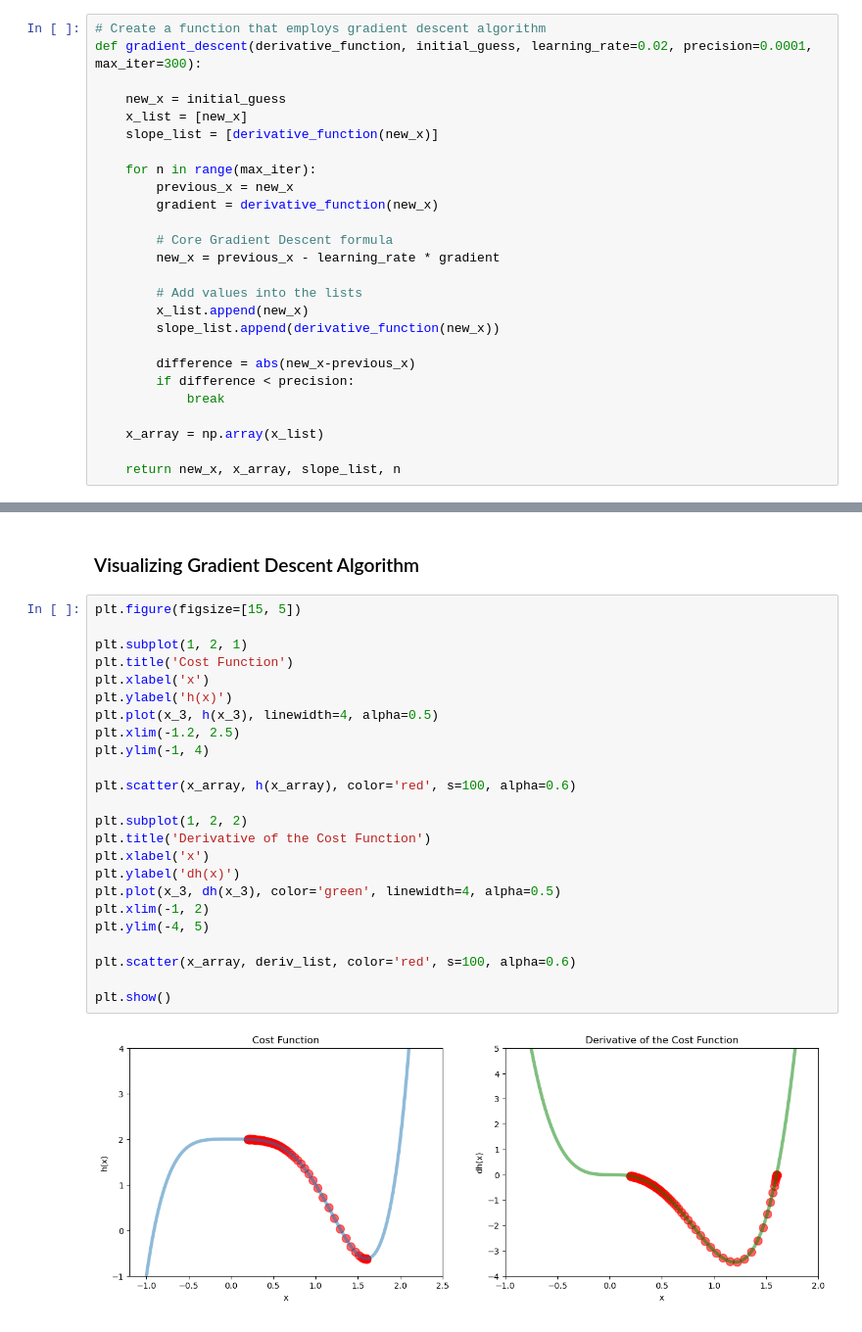
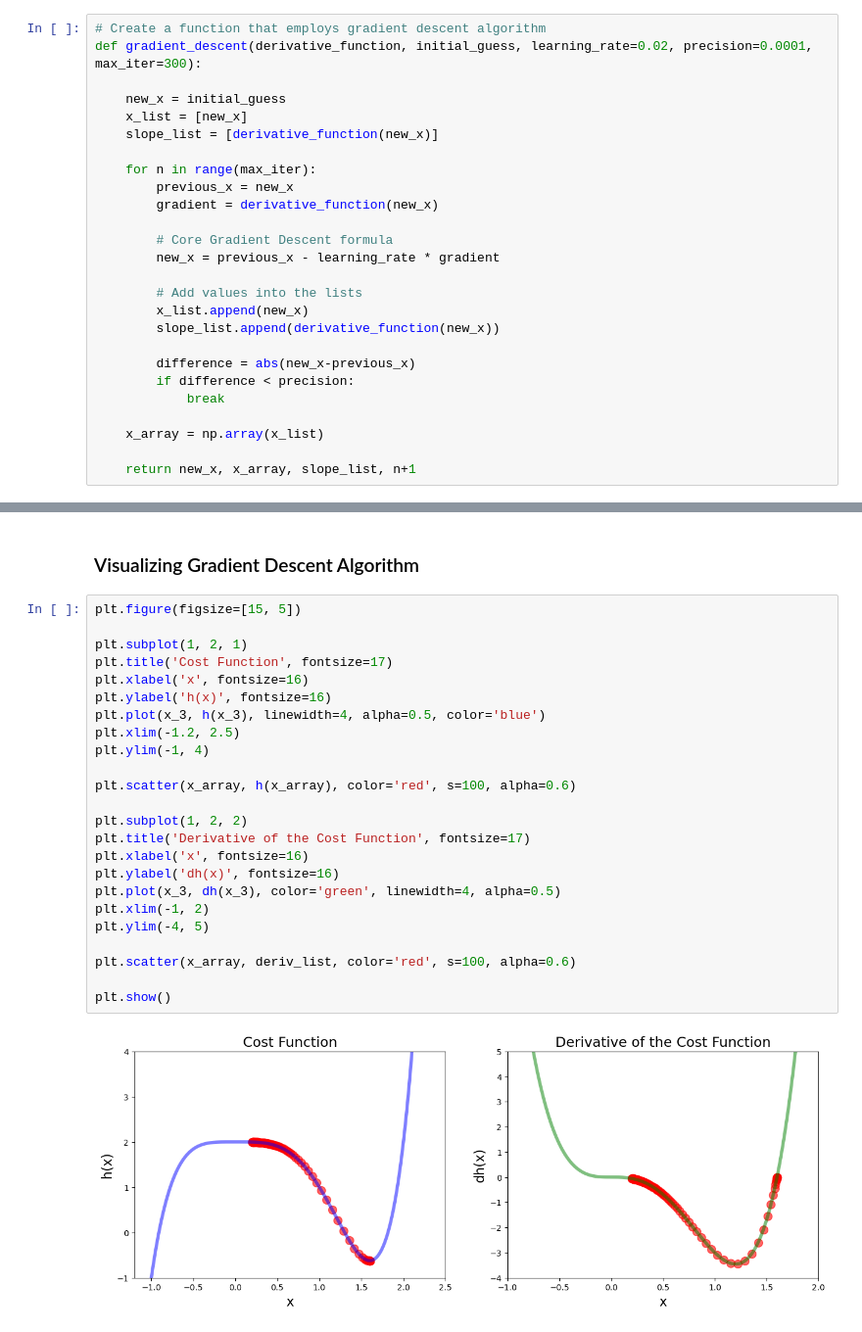
Before and after one commit to glparevalo/data-science, a Jupyter notebook: notebooks/2 - Optimization and Gradient Descent Algorithm.ipynb, the cells around one changed output, grey strips where cells are left out. Shown: that part at 98% size. Cells and saved outputs as stored; diff of their text form.

```diff
--- a/notebooks/2 - Optimization and Gradient Descent Algorithm.ipynb
+++ b/notebooks/2 - Optimization and Gradient Descent Algorithm.ipynb
@@ -241,7 +241,7 @@ def gradient_descent(derivative_function, initial_guess, learning_rate=0.02, pre
 
     x_array = np.array(x_list)
 
-    return new_x, x_array, slope_list, n
+    return new_x, x_array, slope_list, n+1
 # %% [markdown]
 #### Output
 
@@ -319,27 +319,27 @@ local_min, x_array, deriv_list, num_loops = gradient_descent(derivative_function
 # %%
 plt.figure(figsize=[15, 5])
 
 plt.subplot(1, 2, 1)
-plt.title('Cost Function')
-plt.xlabel('x')
-plt.ylabel('h(x)')
-plt.plot(x_3, h(x_3), linewidth=4, alpha=0.5)
+plt.title('Cost Function', fontsize=17)
+plt.xlabel('x', fontsize=16)
+plt.ylabel('h(x)', fontsize=16)
+plt.plot(x_3, h(x_3), linewidth=4, alpha=0.5, color='blue')
 plt.xlim(-1.2, 2.5)
 plt.ylim(-1, 4)
 
 plt.scatter(x_array, h(x_array), color='red', s=100, alpha=0.6)
 
 plt.subplot(1, 2, 2)
-plt.title('Derivative of the Cost Function')
-plt.xlabel('x')
-plt.ylabel('dh(x)')
+plt.title('Derivative of the Cost Function', fontsize=17)
+plt.xlabel('x', fontsize=16)
+plt.ylabel('dh(x)', fontsize=16)
 plt.plot(x_3, dh(x_3), color='green', linewidth=4, alpha=0.5)
 plt.xlim(-1, 2)
 plt.ylim(-4, 5)
 
 plt.scatter(x_array, deriv_list, color='red', s=100, alpha=0.6)
 
 plt.show()
 # %% [output]
-[figure, old version]
+[figure, new version]
 # %% [markdown]
```
Also changed, not shown: parts of 1 cell of this notebook.
